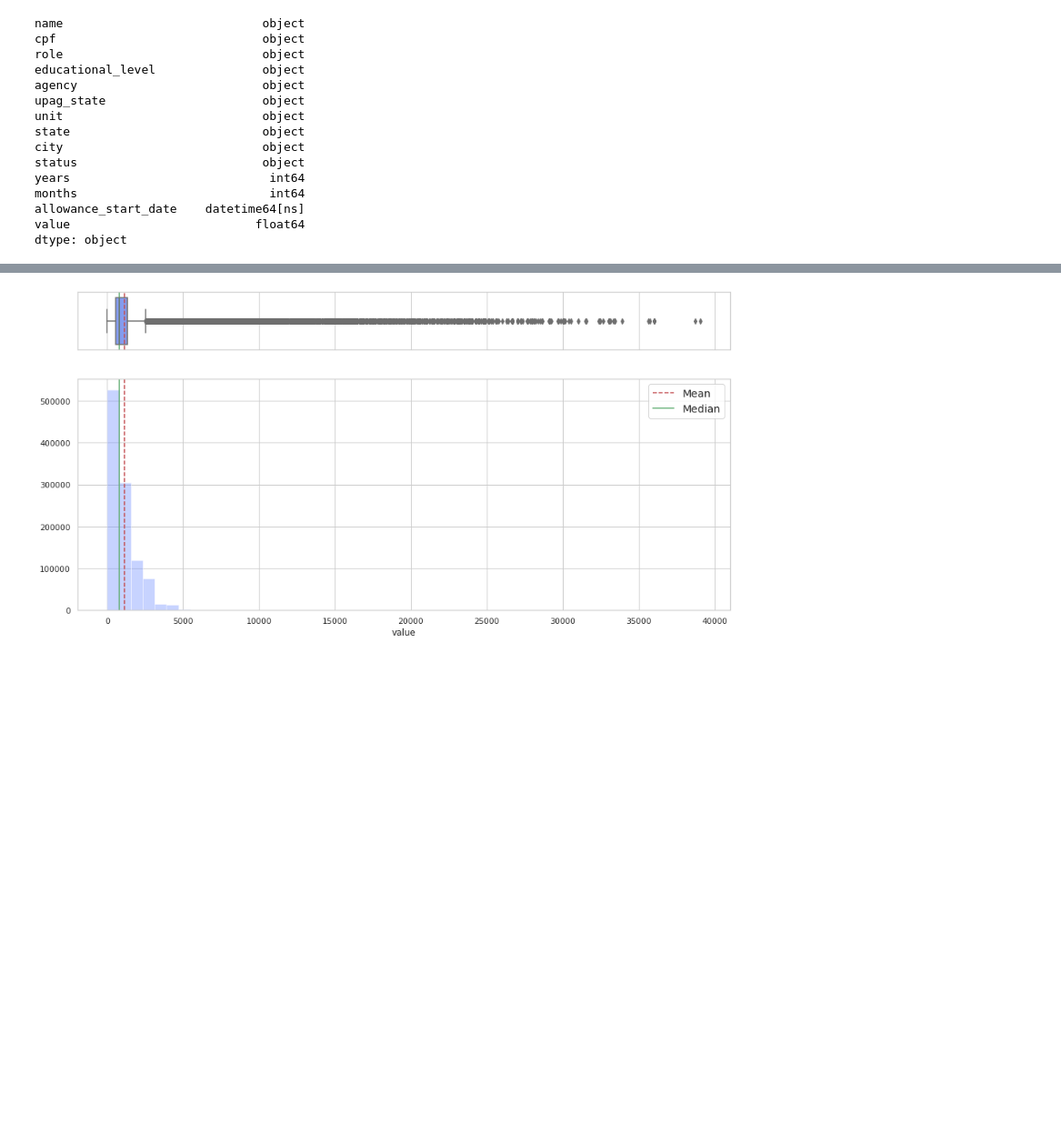
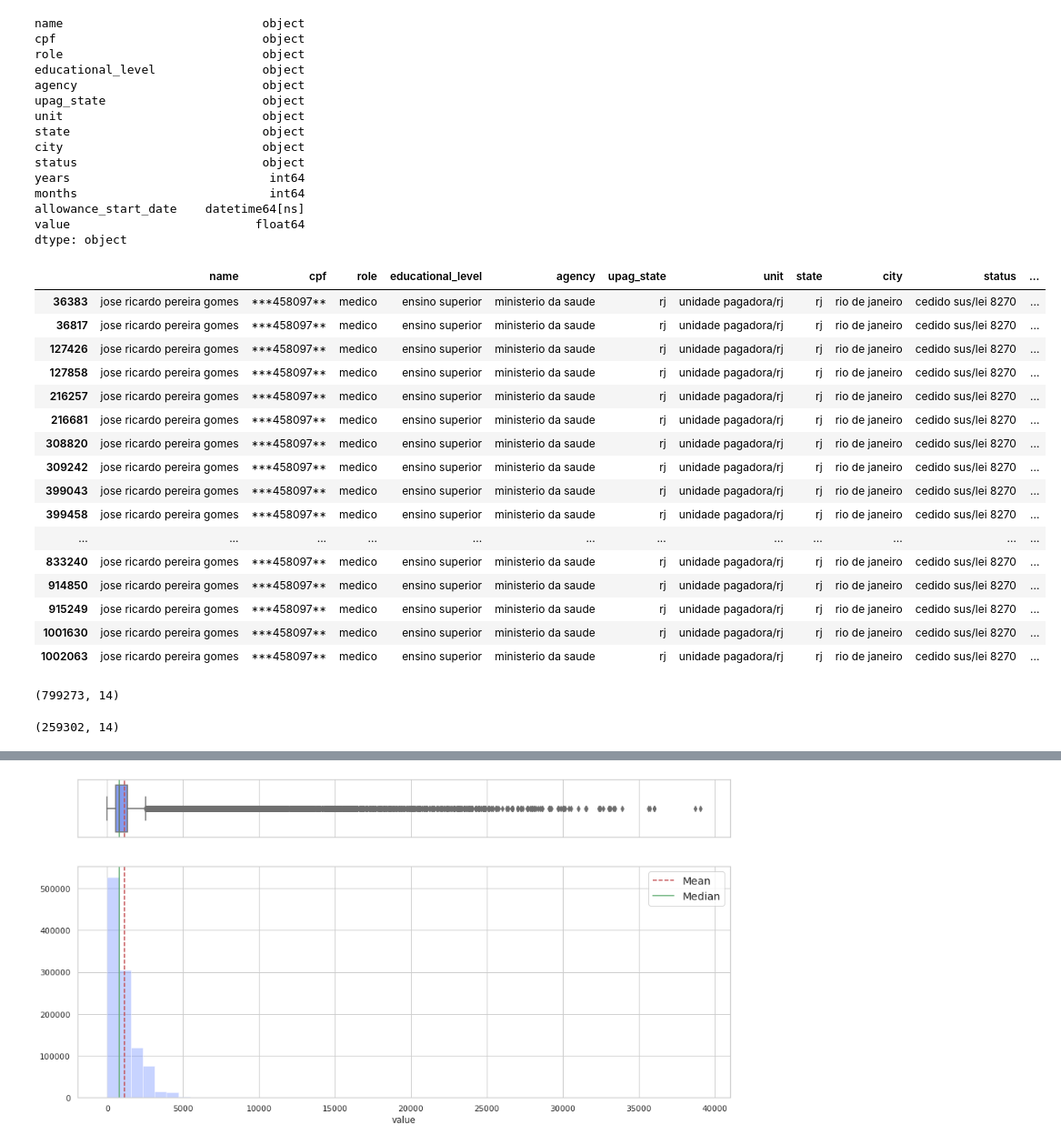
Before and after one commit to WagnerFLL/UFAL-DS, a Jupyter notebook: notebooks/(abono) first study and preprocessing.ipynb, the cells around one changed output, grey strips where cells are left out. Shown at 91% size. Saved outputs shown, nothing was run; the diff lists cells and outputs as text; code cells hidden in the pictures; blank space fills up the shorter version.

```diff
--- a/notebooks/(abono) first study and preprocessing.ipynb
+++ b/notebooks/(abono) first study and preprocessing.ipynb
@@ -118,0 +123,29 @@ dtype: object
+# %%
+dataset.loc[(dataset.name == "jose ricardo pereira gomes") & (dataset.cpf == "***458097**")]
+# %% [output]
+|  | name | cpf | role | educational_level | agency | upag_state | unit | state | city | status | ... |
+| 36383 | jose ricardo pereira gomes | ***458097** | medico | ensino superior | ministerio da saude | rj | unidade pagadora/rj | rj | rio de janeiro | cedido sus/lei 8270 | ... |
+| 36817 | jose ricardo pereira gomes | ***458097** | medico | ensino superior | ministerio da saude | rj | unidade pagadora/rj | rj | rio de janeiro | cedido sus/lei 8270 | ... |
+| 127426 | jose ricardo pereira gomes | ***458097** | medico | ensino superior | ministerio da saude | rj | unidade pagadora/rj | rj | rio de janeiro | cedido sus/lei 8270 | ... |
+| 127858 | jose ricardo pereira gomes | ***458097** | medico | ensino superior | ministerio da saude | rj | unidade pagadora/rj | rj | rio de janeiro | cedido sus/lei 8270 | ... |
+| 216257 | jose ricardo pereira gomes | ***458097** | medico | ensino superior | ministerio da saude | rj | unidade pagadora/rj | rj | rio de janeiro | cedido sus/lei 8270 | ... |
+| 216681 | jose ricardo pereira gomes | ***458097** | medico | ensino superior | ministerio da saude | rj | unidade pagadora/rj | rj | rio de janeiro | cedido sus/lei 8270 | ... |
+| 308820 | jose ricardo pereira gomes | ***458097** | medico | ensino superior | ministerio da saude | rj | unidade pagadora/rj | rj | rio de janeiro | cedido sus/lei 8270 | ... |
+| 309242 | jose ricardo pereira gomes | ***458097** | medico | ensino superior | ministerio da saude | rj | unidade pagadora/rj | rj | rio de janeiro | cedido sus/lei 8270 | ... |
+| 399043 | jose ricardo pereira gomes | ***458097** | medico | ensino superior | ministerio da saude | rj | unidade pagadora/rj | rj | rio de janeiro | cedido sus/lei 8270 | ... |
+| 399458 | jose ricardo pereira gomes | ***458097** | medico | ensino superior | ministerio da saude | rj | unidade pagadora/rj | rj | rio de janeiro | cedido sus/lei 8270 | ... |
+| ... | ... | ... | ... | ... | ... | ... | ... | ... | ... | ... | ... |
+| 833240 | jose ricardo pereira gomes | ***458097** | medico | ensino superior | ministerio da saude | rj | unidade pagadora/rj | rj | rio de janeiro | cedido sus/lei 8270 | ... |
+| 914850 | jose ricardo pereira gomes | ***458097** | medico | ensino superior | ministerio da saude | rj | unidade pagadora/rj | rj | rio de janeiro | cedido sus/lei 8270 | ... |
+| 915249 | jose ricardo pereira gomes | ***458097** | medico | ensino superior | ministerio da saude | rj | unidade pagadora/rj | rj | rio de janeiro | cedido sus/lei 8270 | ... |
+| 1001630 | jose ricardo pereira gomes | ***458097** | medico | ensino superior | ministerio da saude | rj | unidade pagadora/rj | rj | rio de janeiro | cedido sus/lei 8270 | ... |
+| 1002063 | jose ricardo pereira gomes | ***458097** | medico | ensino superior | ministerio da saude | rj | unidade pagadora/rj | rj | rio de janeiro | cedido sus/lei 8270 | ... |
+# %%
+dataset[dataset.duplicated(subset=['name', 'cpf', 'allowance_start_date', 'value'])].shape
+# %% [output]
+(799273, 14)
+# %%
+dataset = dataset.drop_duplicates(subset=['name', 'cpf', 'allowance_start_date', 'value'], keep='first')
+dataset.shape
+# %% [output]
+(259302, 14)
```
Also changed, not shown: parts of 9 cells of this notebook, 5 other files.
